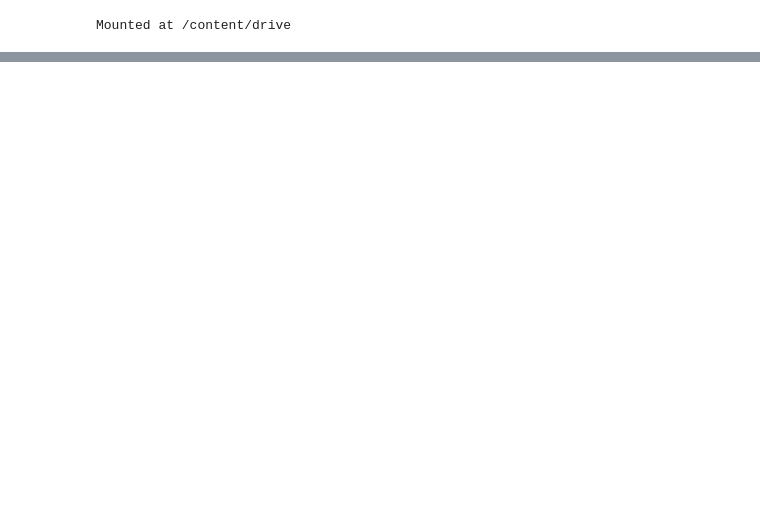
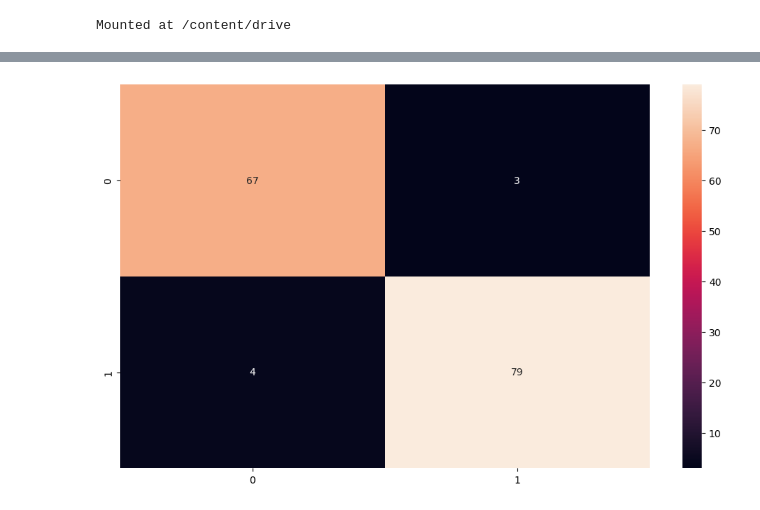
Before and after one commit to isiri01/EN3160---Image-Processing-and-Machine-Vision, a Jupyter notebook: Assignment03_210732H.ipynb, the cells around one changed output, grey strips where cells are left out. Saved outputs shown, nothing was run; the diff lists cells and outputs as text; code cells hidden in the pictures; blank space fills up the shorter version.

```diff
--- a/Assignment03_210732H.ipynb
+++ b/Assignment03_210732H.ipynb
@@ -518,21 +593,20 @@ Best val Acc: 0.9477
 # %%
-# Load pre-trained ResNet18 model
-model_conv = models.resnet18(pretrained=True)
+import torchvision
 
-# Freeze all layers
+model_conv = torchvision.models.resnet18(pretrained=True)
 for param in model_conv.parameters():
     param.requires_grad = False
 
-# Modify the final fully connected layer
+# Parameters of newly constructed modules have requires_grad=True by default
 num_ftrs = model_conv.fc.in_features
 model_conv.fc = nn.Linear(num_ftrs, 2)
 
 model_conv = model_conv.to(device)
 
-# Define loss and optimizer for only the fully connected layer
 criterion = nn.CrossEntropyLoss()
+
+#parameters of final layer are being optimized
 optimizer_conv = optim.SGD(model_conv.fc.parameters(), lr=0.001, momentum=0.9)
 
-# No learning rate scheduler for this simple feature extraction example
-# Train and evaluate
-model_conv = train_model(model_conv, criterion, optimizer_conv, exp_lr_scheduler, num_epochs=10)
+# Decay LR by a factor of 0.1 every 7 epochs
+exp_lr_scheduler = lr_scheduler.StepLR(optimizer_conv, step_size=7, gamma=0.1)
@@ -546,0 +613,2 @@ KeyboardInterrupt:
+# %%
+model_conv = train_model(model_conv, criterion, optimizer_conv, exp_lr_scheduler, num_epochs=30)
@@ -546,0 +635,24 @@ KeyboardInterrupt:
+# %%
+y_pred = []
+y_true = []
+
+# iterate over test data
+for inputs, labels in dataloaders['val']:
+    inputs = inputs.to(device)
+    labels = labels.to(device)
+    output = model_conv(inputs)
+
+    output = (torch.max(torch.exp(output), 1)[1]).data.cpu().numpy()
+    y_pred.extend(output)
+
+    labels = labels.data.cpu().numpy()
+    y_true.extend(labels)
+
+# Build confusion matrix
+cf_matrix = confusion_matrix(y_true, y_pred)
+
+plt.figure(figsize = (12,7))
+sn.heatmap(cf_matrix, annot=True)
+plt.show()
+# %% [output]
+[figure, added]
```
Also changed, not shown: parts of 21 cells of this notebook.
